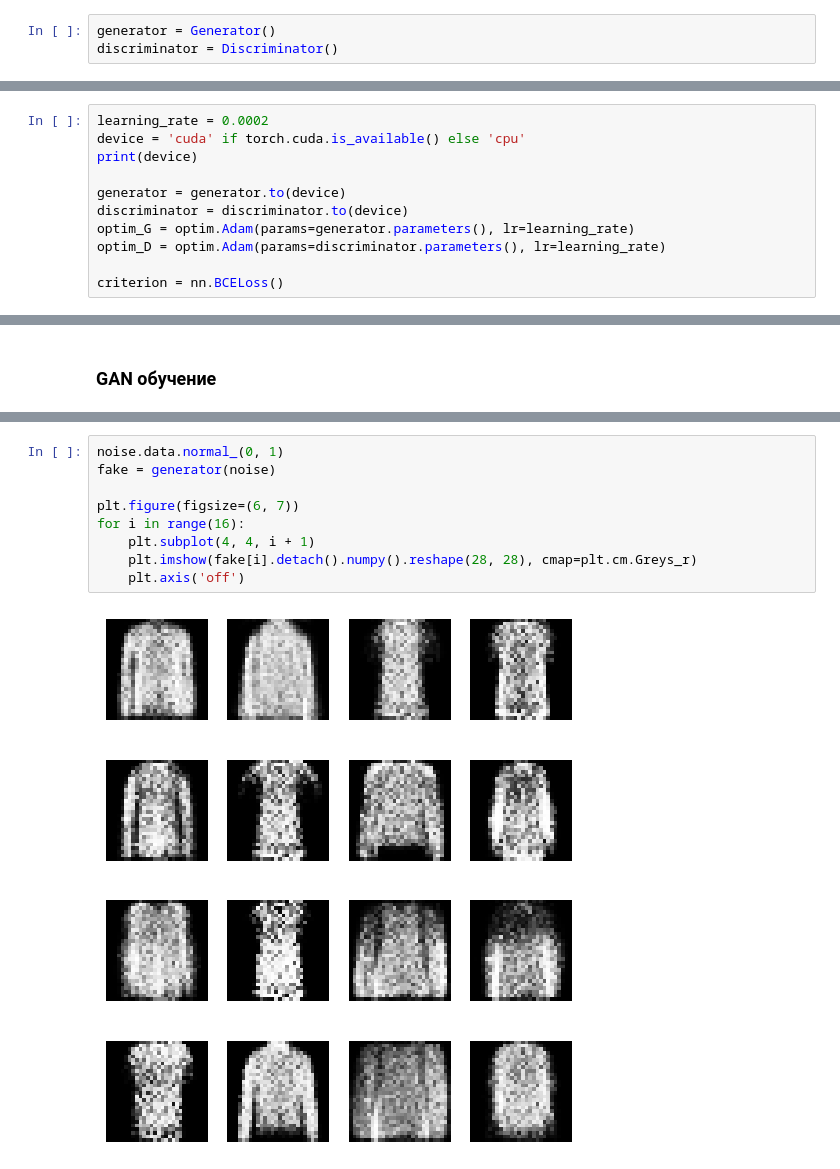
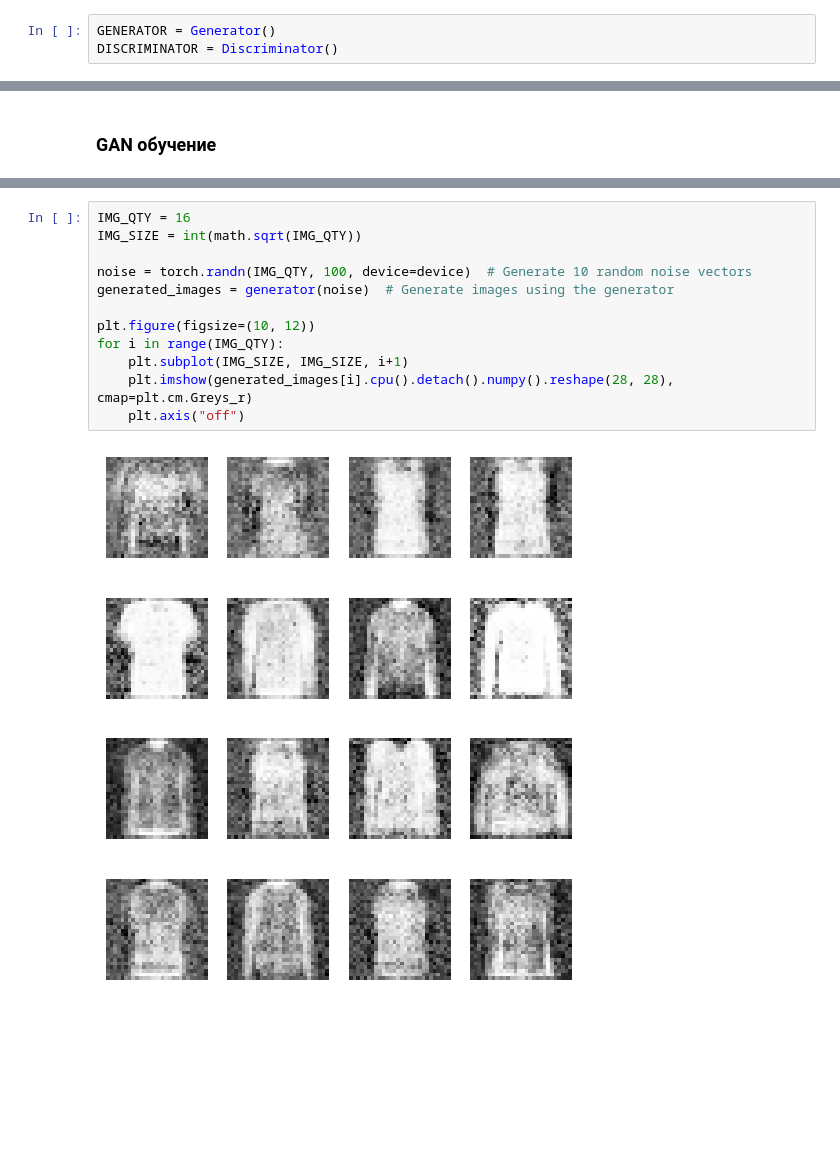
Before and after one commit to modernpacifist/computer-vision-hijinks, a Jupyter notebook: WganFashionMnist/gan-hw.ipynb, the cells around one changed output, grey strips where cells are left out. Saved outputs shown, nothing was run; the diff lists cells and outputs as text; blank space fills up the shorter version.

```diff
--- a/WganFashionMnist/gan-hw.ipynb
+++ b/WganFashionMnist/gan-hw.ipynb
@@ -97,3 +98,3 @@ class Discriminator(nn.Module):
 # %%
-generator = Generator()
-discriminator = Discriminator()
+GENERATOR = Generator()
+DISCRIMINATOR = Discriminator()
@@ -124,13 +126,2 @@ Discriminator(
 # %% [markdown]
 ### Оптимизатор и функция потерь
-# %%
-learning_rate = 0.0002
-device = 'cuda' if torch.cuda.is_available() else 'cpu'
-print(device)
-
-generator = generator.to(device)
-discriminator = discriminator.to(device)
-optim_G = optim.Adam(params=generator.parameters(), lr=learning_rate)
-optim_D = optim.Adam(params=discriminator.parameters(), lr=learning_rate)
-
-criterion = nn.BCELoss()
@@ -264,11 +202,14 @@ Epoch:10 Iter: 3500 errD_x: 0.24 errD_z: 0.35 errG: 1.62
 # %%
-noise.data.normal_(0, 1)
-fake = generator(noise)
+IMG_QTY = 16
+IMG_SIZE = int(math.sqrt(IMG_QTY))
 
-plt.figure(figsize=(6, 7))
-for i in range(16):
-    plt.subplot(4, 4, i + 1)
-    plt.imshow(fake[i].detach().numpy().reshape(28, 28), cmap=plt.cm.Greys_r)
-    plt.axis('off')
+noise = torch.randn(IMG_QTY, 100, device=device)  # Generate 10 random noise vectors
+generated_images = generator(noise)  # Generate images using the generator
+
+plt.figure(figsize=(10, 12))
+for i in range(IMG_QTY):
+    plt.subplot(IMG_SIZE, IMG_SIZE, i+1)
+    plt.imshow(generated_images[i].cpu().detach().numpy().reshape(28, 28), cmap=plt.cm.Greys_r)
+    plt.axis("off")
 # %% [output]
-[figure, old version]
+[figure, new version]
```
Also changed, not shown: parts of 21 cells of this notebook, 1 other file.
